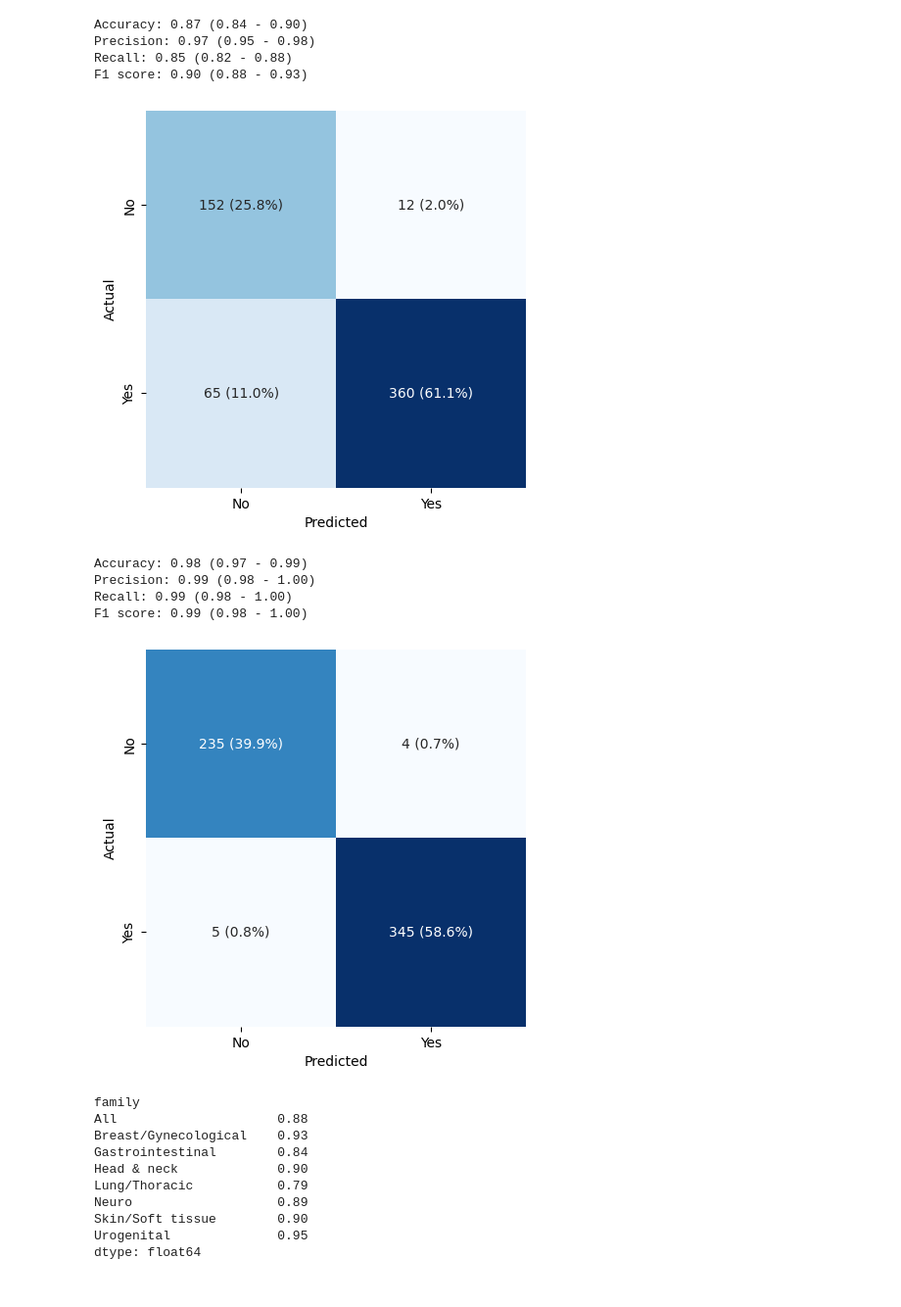
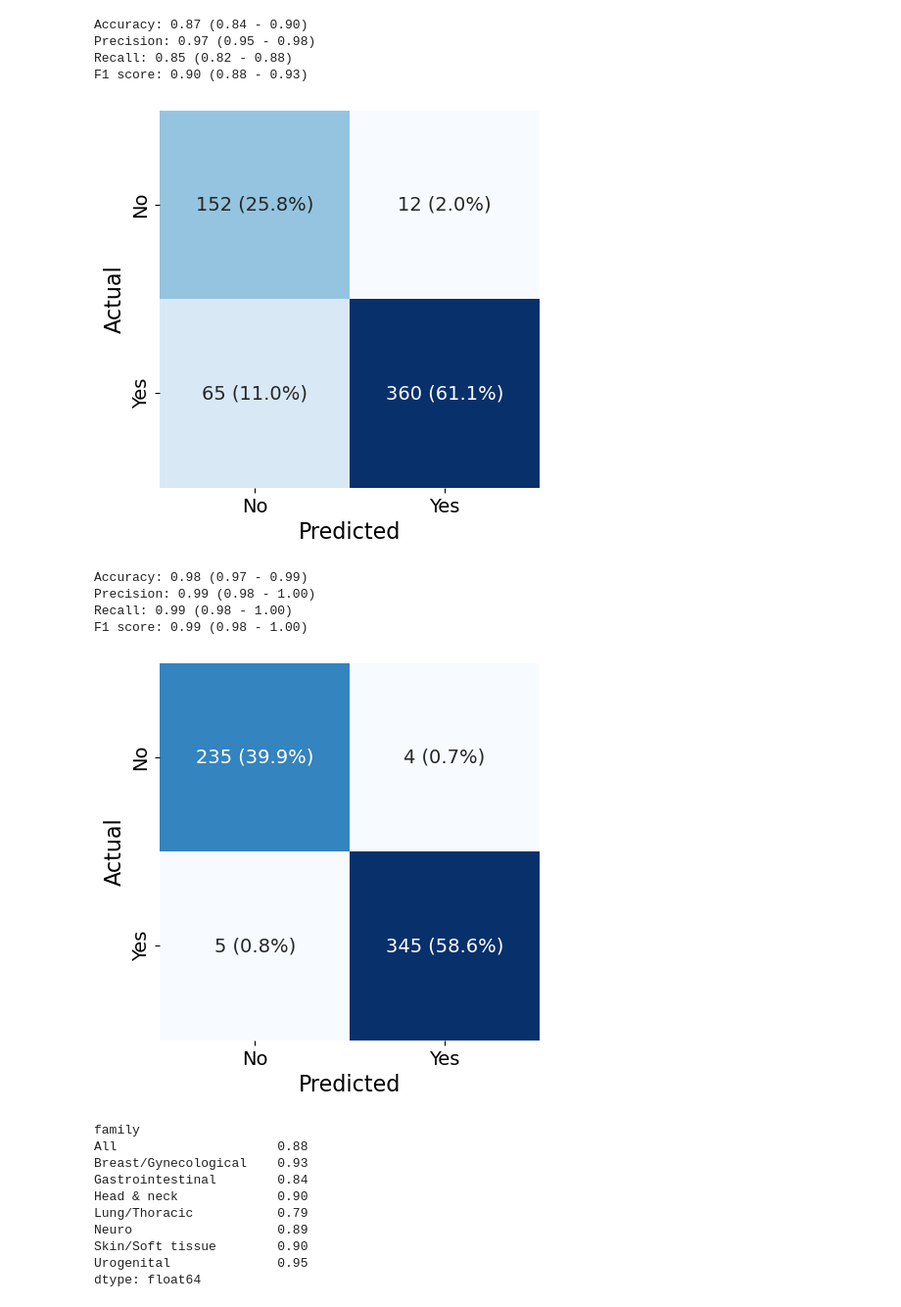
Before and after one commit to windisch-paul/o1, a Jupyter notebook: analysis.ipynb, the cells around one changed output. Shown at 98% size. Drawn from its saved outputs; the diff is of its cells as text; code cells hidden in the pictures.

```diff
--- a/analysis.ipynb
+++ b/analysis.ipynb
@@ -403,26 +436,42 @@ F1 score: 0.90 (0.88 - 0.93)
 # %%
 # Create plot of predicted and actual values for LOCAL
 fig = plt.figure(figsize=(5, 5))
 
 # Create labels with counts and percentages
 labels_o1_local = cm_o1_local.values.astype(str)
-labels_o1_local[0, 0] = f"{cm_o1_local.values[0,0]} ({100 * tn_o1_local/df['o1_local'].notna().sum():.1f}%)"
-labels_o1_local[0, 1] = f"{cm_o1_local.values[0,1]} ({100 * fp_o1_local/df['o1_local'].notna().sum():.1f}%)"
-labels_o1_local[1, 0] = f"{cm_o1_local.values[1,0]} ({100 * fn_o1_local/df['o1_local'].notna().sum():.1f}%)"
-labels_o1_local[1, 1] = f"{cm_o1_local.values[1,1]} ({100 * tp_o1_local/df['o1_local'].notna().sum():.1f}%)"
+labels_o1_local[0, 0] = (
+    f"{cm_o1_local.values[0,0]} ({100 * tn_o1_local/df['o1_local'].notna().sum():.1f}%)"
+)
+labels_o1_local[0, 1] = (
+    f"{cm_o1_local.values[0,1]} ({100 * fp_o1_local/df['o1_local'].notna().sum():.1f}%)"
+)
+labels_o1_local[1, 0] = (
+    f"{cm_o1_local.values[1,0]} ({100 * fn_o1_local/df['o1_local'].notna().sum():.1f}%)"
+)
+labels_o1_local[1, 1] = (
+    f"{cm_o1_local.values[1,1]} ({100 * tp_o1_local/df['o1_local'].notna().sum():.1f}%)"
+)
 
-sns.heatmap(cm_o1_local, annot=labels_o1_local, fmt="", cmap="Blues")
-plt.xlabel("Predicted")
-plt.ylabel("Actual")
-plt.xticks([0.5, 1.5], ["No", "Yes"])
-plt.yticks([0.5, 1.5], ["No", "Yes"])
+# Create heatmap with larger annotation font size
+sns.heatmap(
+    cm_o1_local, annot=labels_o1_local, fmt="", cmap="Blues", annot_kws={"fontsize": 14}
+)
+
+# Set axis labels with larger font size
+plt.xlabel("Predicted", fontsize=16)
+plt.ylabel("Actual", fontsize=16)
+
+# Set tick labels with larger font size
+plt.xticks([0.5, 1.5], ["No", "Yes"], fontsize=14)
+plt.yticks([0.5, 1.5], ["No", "Yes"], fontsize=14)
+
 # Remove the colorbar but keep the width of the heatmap
 plt.gca().collections[0].colorbar.remove()
 plt.show()
 
 fig.savefig("plots/o1_local_confusion.png", dpi=300, bbox_inches="tight")
 # %% [output]
-[figure, old version]
+[figure, new version]
 # %%
 # Create confusion matrix of predicted and actual values for METASTATIC
 cm_o1_metastatic = pd.crosstab(df["ground_truth_metastatic"], df["o1_metastatic"])
@@ -467,23 +516,43 @@ fig = plt.figure(figsize=(5, 5))
 
 # Create labels with counts and percentages
 labels_o1_metastatic = cm_o1_metastatic.values.astype(str)
-labels_o1_metastatic[0, 0] = f"{cm_o1_metastatic.values[0,0]} ({100 * tn_o1_metastatic/df['o1_metastatic'].notna().sum():.1f}%)"
-labels_o1_metastatic[0, 1] = f"{cm_o1_metastatic.values[0,1]} ({100 * fp_o1_metastatic/df['o1_metastatic'].notna().sum():.1f}%)"
-labels_o1_metastatic[1, 0] = f"{cm_o1_metastatic.values[1,0]} ({100 * fn_o1_metastatic/df['o1_metastatic'].notna().sum():.1f}%)"
-labels_o1_metastatic[1, 1] = f"{cm_o1_metastatic.values[1,1]} ({100 * tp_o1_metastatic/df['o1_metastatic'].notna().sum():.1f}%)"
+labels_o1_metastatic[0, 0] = (
+    f"{cm_o1_metastatic.values[0,0]} ({100 * tn_o1_metastatic/df['o1_metastatic'].notna().sum():.1f}%)"
+)
+labels_o1_metastatic[0, 1] = (
+    f"{cm_o1_metastatic.values[0,1]} ({100 * fp_o1_metastatic/df['o1_metastatic'].notna().sum():.1f}%)"
+)
+labels_o1_metastatic[1, 0] = (
+    f"{cm_o1_metastatic.values[1,0]} ({100 * fn_o1_metastatic/df['o1_metastatic'].notna().sum():.1f}%)"
+)
+labels_o1_metastatic[1, 1] = (
+    f"{cm_o1_metastatic.values[1,1]} ({100 * tp_o1_metastatic/df['o1_metastatic'].notna().sum():.1f}%)"
+)
 
-sns.heatmap(cm_o1_metastatic, annot=labels_o1_metastatic, fmt="", cmap="Blues")
-plt.xlabel("Predicted")
-plt.ylabel("Actual")
-plt.xticks([0.5, 1.5], ["No", "Yes"])
-plt.yticks([0.5, 1.5], ["No", "Yes"])
+# Create heatmap with larger annotation font size
+sns.heatmap(
+    cm_o1_metastatic,
+    annot=labels_o1_metastatic,
+    fmt="",
+    cmap="Blues",
+    annot_kws={"fontsize": 14},
+)
+
+# Set axis labels with larger font size
+plt.xlabel("Predicted", fontsize=16)
+plt.ylabel("Actual", fontsize=16)
+
+# Set tick labels with larger font size
+plt.xticks([0.5, 1.5], ["No", "Yes"], fontsize=14)
+plt.yticks([0.5, 1.5], ["No", "Yes"], fontsize=14)
+
 # Remove the colorbar but keep the width of the heatmap
 plt.gca().collections[0].colorbar.remove()
 plt.show()
 
 fig.savefig("plots/o1_metastatic_confusion.png", dpi=300, bbox_inches="tight")
 # %% [output]
-[figure, old version]
+[figure, new version]
 # %%
 # Calculate the F1 score for local per family
 precision_o1_local_per_family = df.groupby("family").apply(lambda x: np.sum((x["o1_local"] == True) & (x["ground_truth_local"] == True))/ np.sum(x["o1_local"] == True))
```
Also changed, not shown: parts of 10 cells of this notebook, 12 other files.
